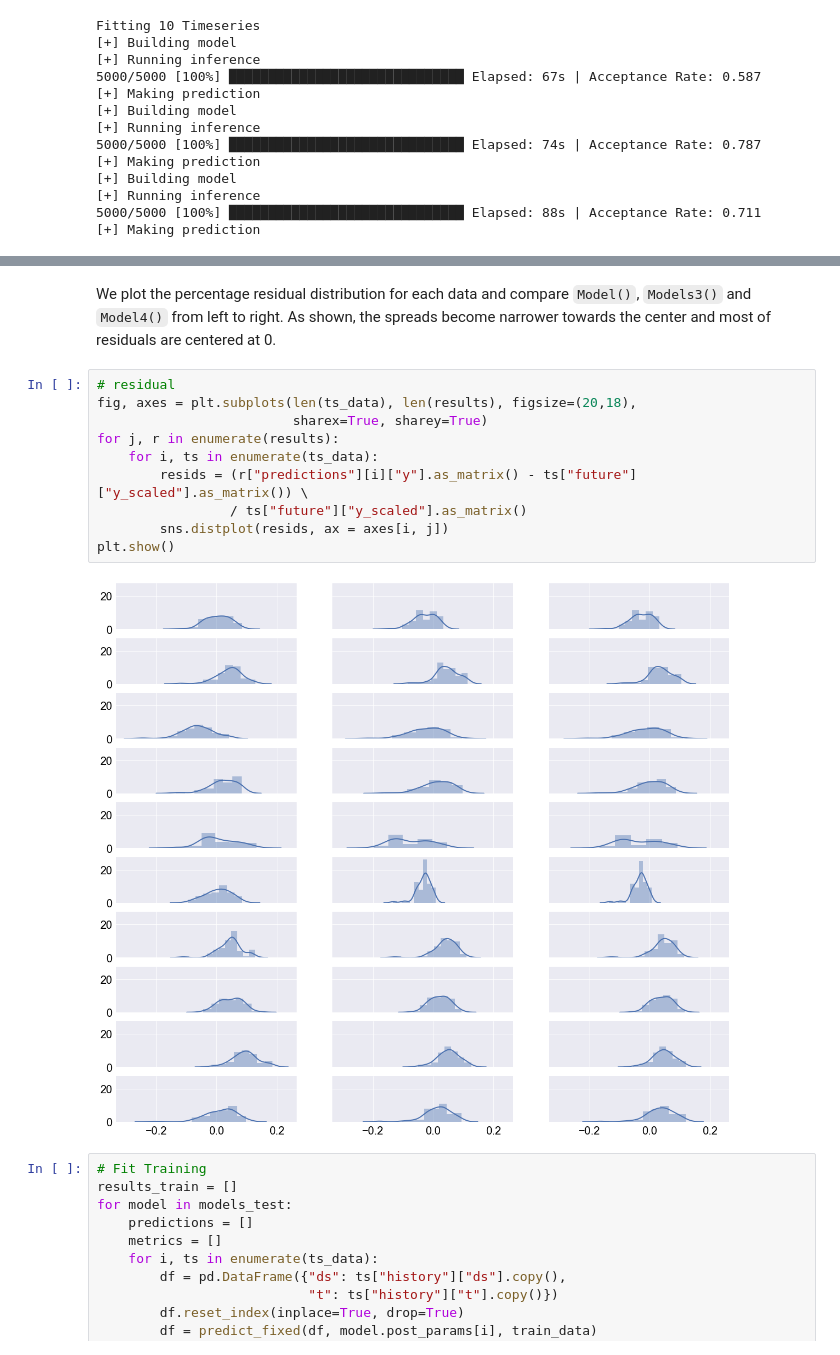
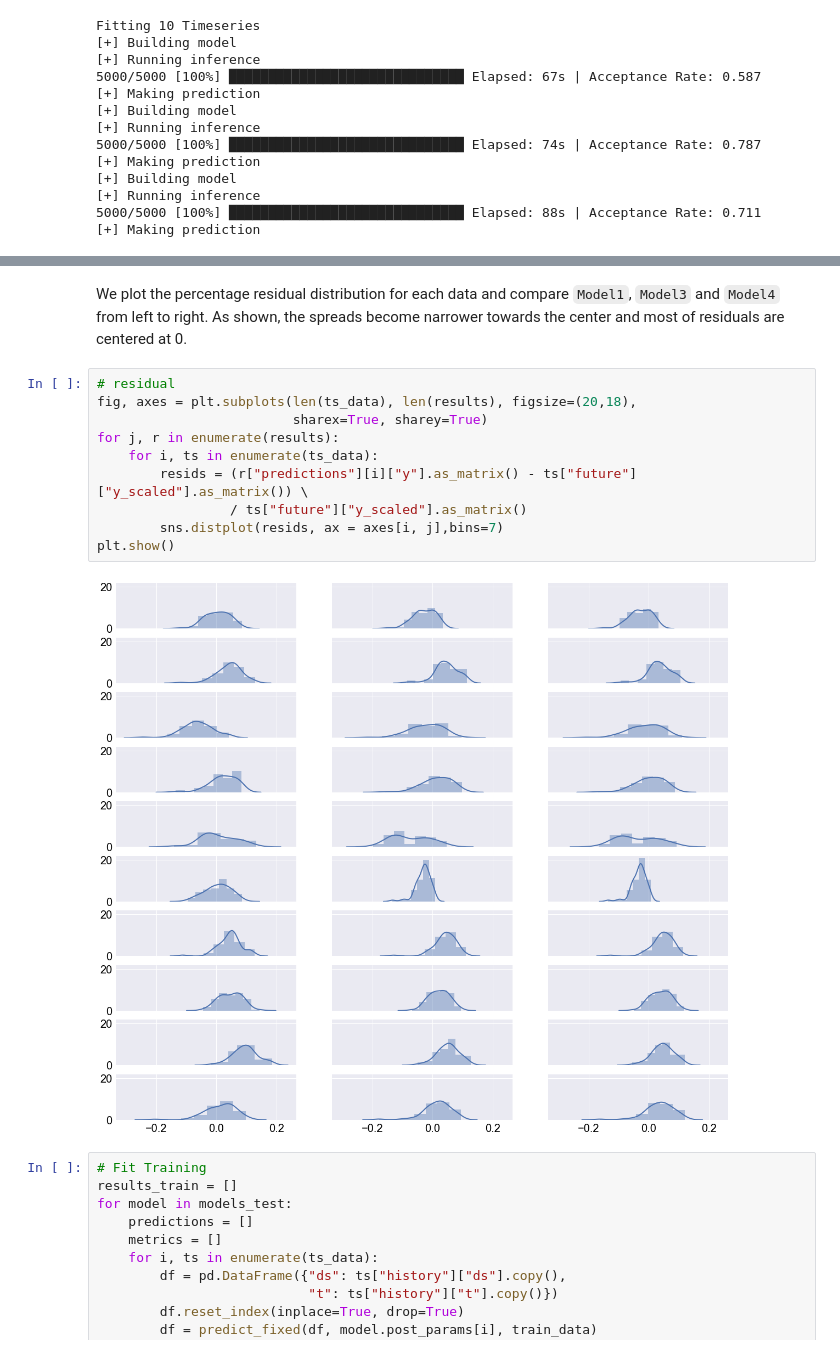
Before and after one commit to AmyJiang/probprog-project, a Jupyter notebook: final_notebook.ipynb, the cells around one changed output, grey strips where cells are left out. Drawn from its saved outputs; the diff is of its cells as text.

```diff
--- a/final_notebook.ipynb
+++ b/final_notebook.ipynb
@@ -381,19 +422,19 @@ pd.concat(total_metrics, axis=1)
 | 9 | 4.306163 | 0.001185 | 4.290891 | 3.837771 | 0.001010 | 3.815492 | 4.909114 | 0.001411 | ... |
 | mean | 5.181909 | 0.001544 | 5.107187 | 4.642277 | 0.001462 | 4.666845 | 4.601965 | 0.001321 | ... |
 # %% [markdown]
-We plot the percentage residual distribution for each data and compare `Model()`, `Models3()` and `Model4()` from left to right. As shown, the spreads become narrower towards the center and most of residuals are centered at 0.
+We plot the percentage residual distribution for each data and compare `Model1`, `Model3` and `Model4` from left to right. As shown, the spreads become narrower towards the center and most of residuals are centered at 0.
 # %%
 # residual
 fig, axes = plt.subplots(len(ts_data), len(results), figsize=(20,18),
                          sharex=True, sharey=True)
 for j, r in enumerate(results):
     for i, ts in enumerate(ts_data):
         resids = (r["predictions"][i]["y"].as_matrix() - ts["future"]["y_scaled"].as_matrix()) \
                  / ts["future"]["y_scaled"].as_matrix()
-        sns.distplot(resids, ax = axes[i, j])
+        sns.distplot(resids, ax = axes[i, j],bins=7)
 plt.show()
 # %% [output]
-[figure, old version]
+[figure, new version]
 # %%
 # Fit Training
 results_train = []
```
Also changed, not shown: parts of 32 cells of this notebook.
